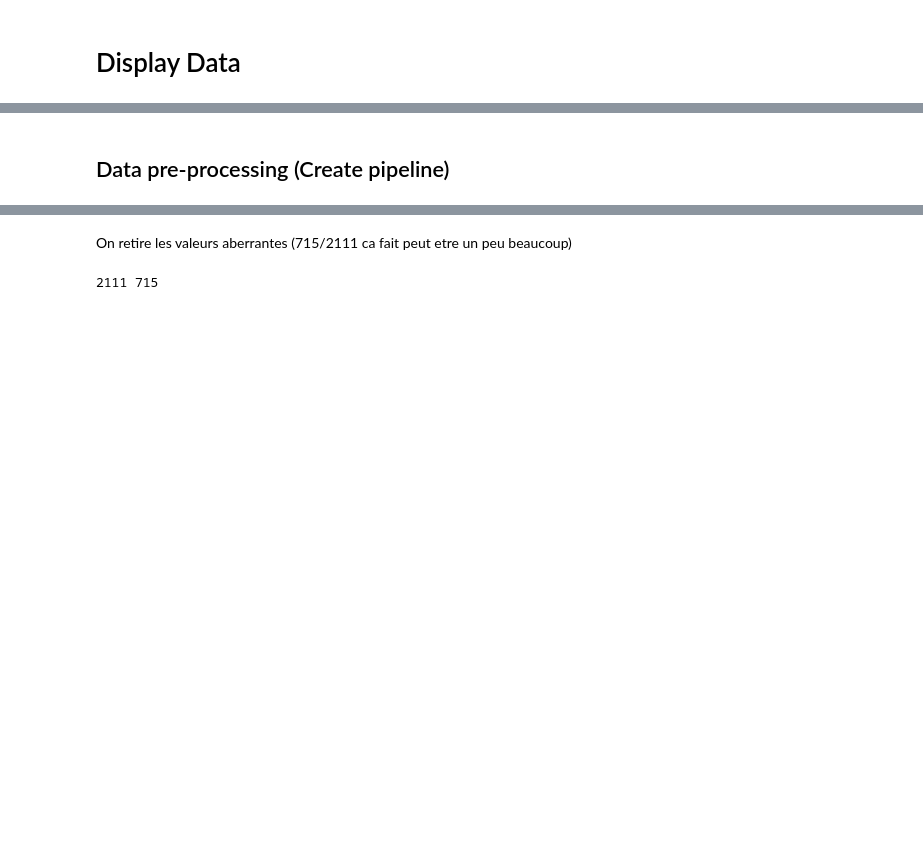
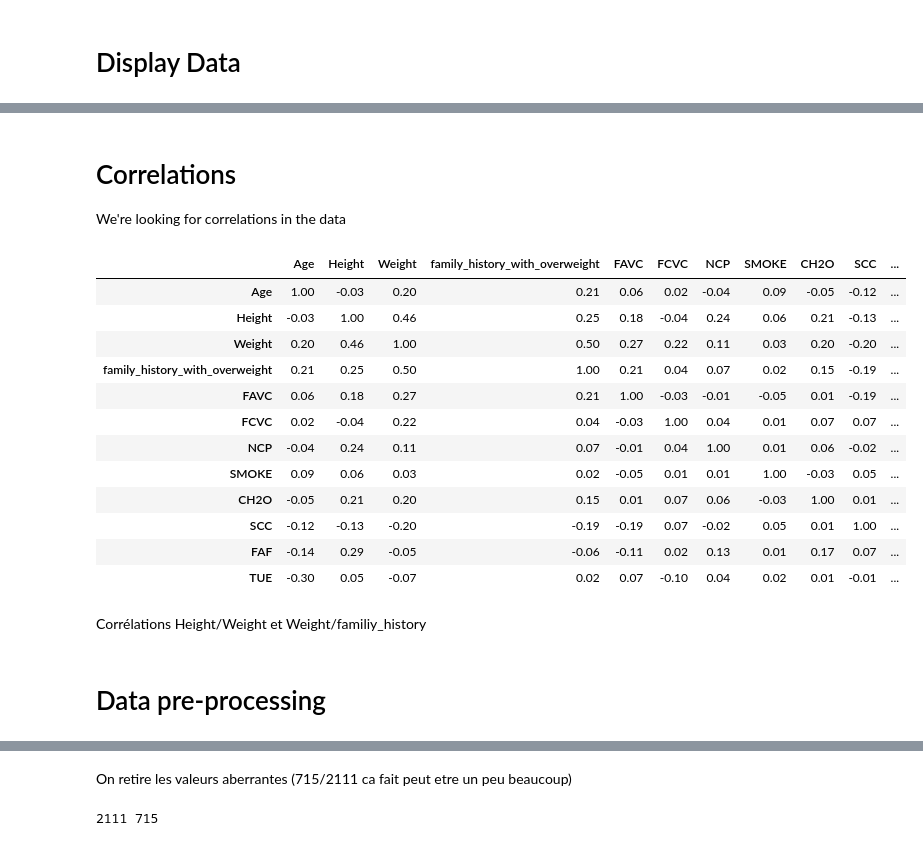
Before and after one commit to matteodcr/mgl869, a Jupyter notebook: WIPMickael.ipynb, the cells around one changed output, grey strips where cells are left out. Cells and saved outputs as stored; diff of their text form; code cells hidden in the pictures; blank space fills up the shorter version.

Commit message:
Add correlations and WIP pipeline

```diff
--- a/WIPMickael.ipynb
+++ b/WIPMickael.ipynb
@@ -133,2 +139,25 @@ plt.show()
+# %% [markdown]
+# Correlations
+
+We're looking for correlations in the data
+# %%
+corr_matrix = df.corr(numeric_only=True)
+corr_matrix.style.background_gradient(cmap='coolwarm').format(precision=2)
+# %% [output]
+|  | Age | Height | Weight | family_history_with_overweight | FAVC | FCVC | NCP | SMOKE | CH2O | SCC | ... |
+| Age | 1.00 | -0.03 | 0.20 | 0.21 | 0.06 | 0.02 | -0.04 | 0.09 | -0.05 | -0.12 | ... |
+| Height | -0.03 | 1.00 | 0.46 | 0.25 | 0.18 | -0.04 | 0.24 | 0.06 | 0.21 | -0.13 | ... |
+| Weight | 0.20 | 0.46 | 1.00 | 0.50 | 0.27 | 0.22 | 0.11 | 0.03 | 0.20 | -0.20 | ... |
+| family_history_with_overweight | 0.21 | 0.25 | 0.50 | 1.00 | 0.21 | 0.04 | 0.07 | 0.02 | 0.15 | -0.19 | ... |
+| FAVC | 0.06 | 0.18 | 0.27 | 0.21 | 1.00 | -0.03 | -0.01 | -0.05 | 0.01 | -0.19 | ... |
+| FCVC | 0.02 | -0.04 | 0.22 | 0.04 | -0.03 | 1.00 | 0.04 | 0.01 | 0.07 | 0.07 | ... |
+| NCP | -0.04 | 0.24 | 0.11 | 0.07 | -0.01 | 0.04 | 1.00 | 0.01 | 0.06 | -0.02 | ... |
+| SMOKE | 0.09 | 0.06 | 0.03 | 0.02 | -0.05 | 0.01 | 0.01 | 1.00 | -0.03 | 0.05 | ... |
+| CH2O | -0.05 | 0.21 | 0.20 | 0.15 | 0.01 | 0.07 | 0.06 | -0.03 | 1.00 | 0.01 | ... |
+| SCC | -0.12 | -0.13 | -0.20 | -0.19 | -0.19 | 0.07 | -0.02 | 0.05 | 0.01 | 1.00 | ... |
+| FAF | -0.14 | 0.29 | -0.05 | -0.06 | -0.11 | 0.02 | 0.13 | 0.01 | 0.17 | 0.07 | ... |
+| TUE | -0.30 | 0.05 | -0.07 | 0.02 | 0.07 | -0.10 | 0.04 | 0.02 | 0.01 | -0.01 | ... |
+# %% [markdown]
+Corrélations Height/Weight et Weight/familiy_history
 # %% [markdown]
-## Data pre-processing (Create pipeline)
+# Data pre-processing
```
Also changed, not shown: parts of 9 cells of this notebook.
